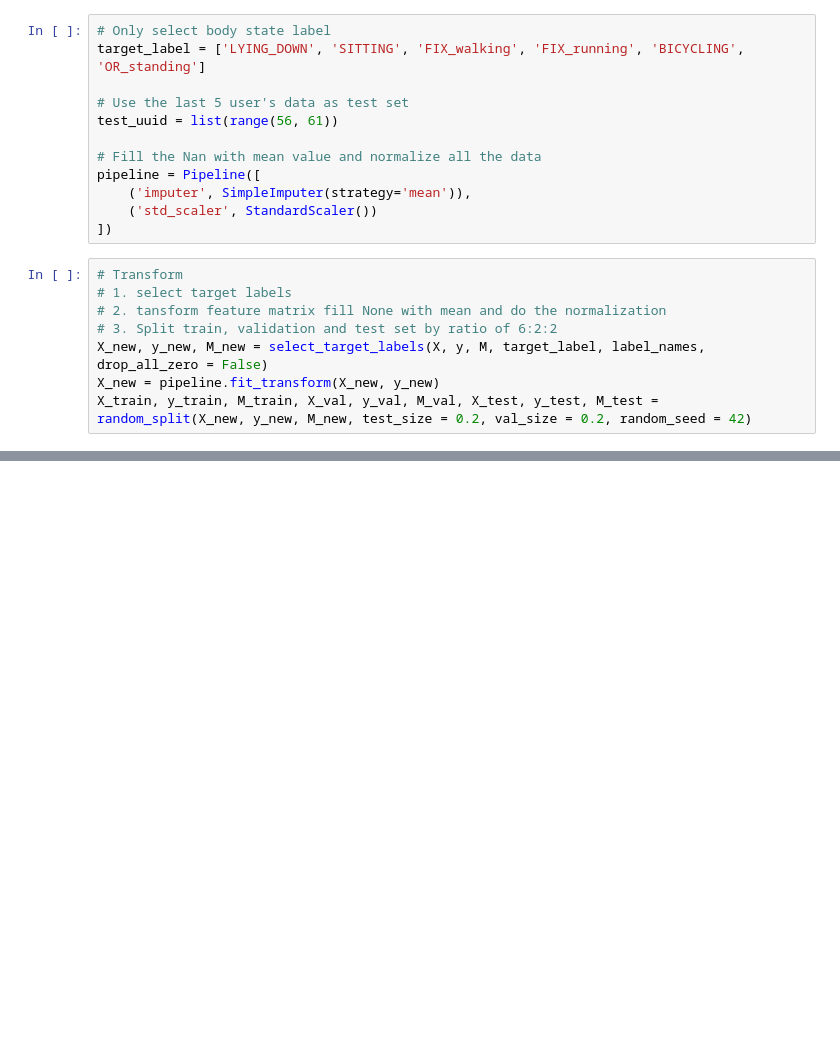
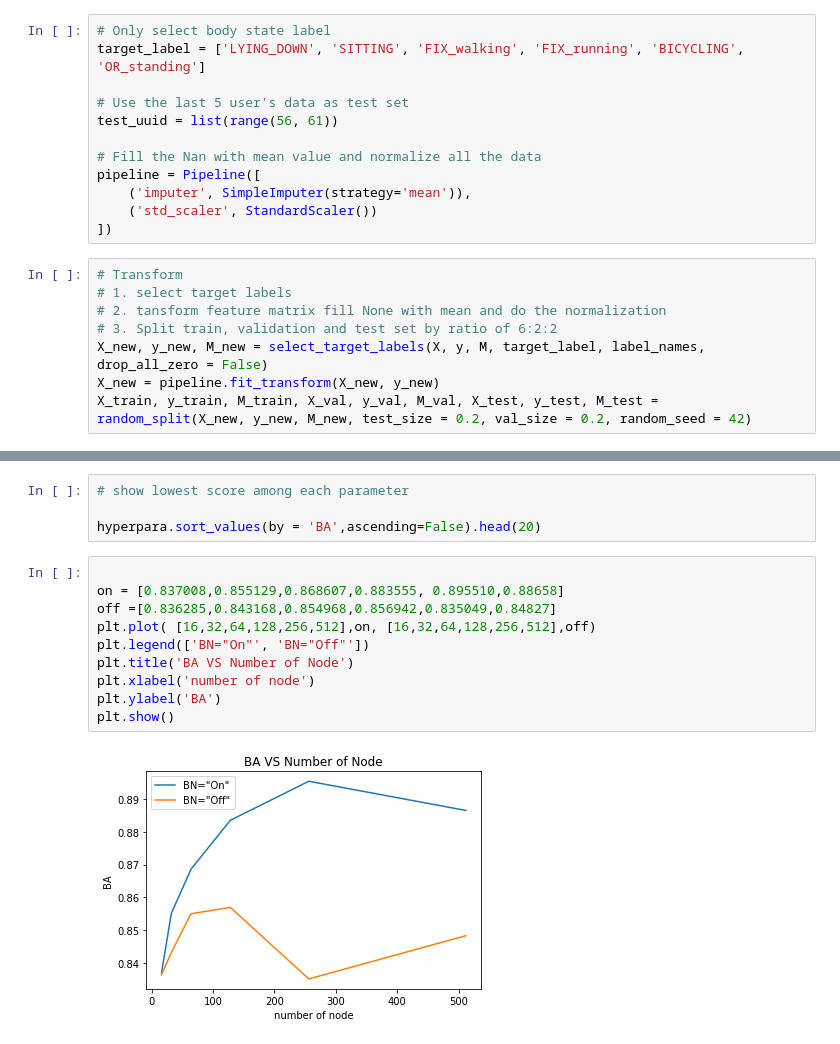
Before and after one commit to YangHu-yh/Extrasensory_Data_Mining, a Jupyter notebook: Test_MLP_model.ipynb, the cells around one changed output, grey strips where cells are left out. Drawn from its saved outputs; the diff is of its cells as text; blank space fills up the shorter version.

Commit message:
Add files via upload
add parameter, parameter search, batch normalization plot

```diff
--- a/Test_MLP_model.ipynb
+++ b/Test_MLP_model.ipynb
@@ -55,0 +104,16 @@ X_train, y_train, M_train, X_val, y_val, M_val, X_test, y_test, M_test = random_
+# %%
+# show lowest score among each parameter
+
+hyperpara.sort_values(by = 'BA',ascending=False).head(20)
+# %%
+
+on = [0.837008,0.855129,0.868607,0.883555, 0.895510,0.88658]
+off =[0.836285,0.843168,0.854968,0.856942,0.835049,0.84827]
+plt.plot( [16,32,64,128,256,512],on, [16,32,64,128,256,512],off)
+plt.legend(['BN="On"', 'BN="Off"'])
+plt.title('BA VS Number of Node')
+plt.xlabel('number of node')
+plt.ylabel('BA')
+plt.show()
+# %% [output]
+[figure, added]
```
Also changed, not shown: parts of 15 cells of this notebook.
